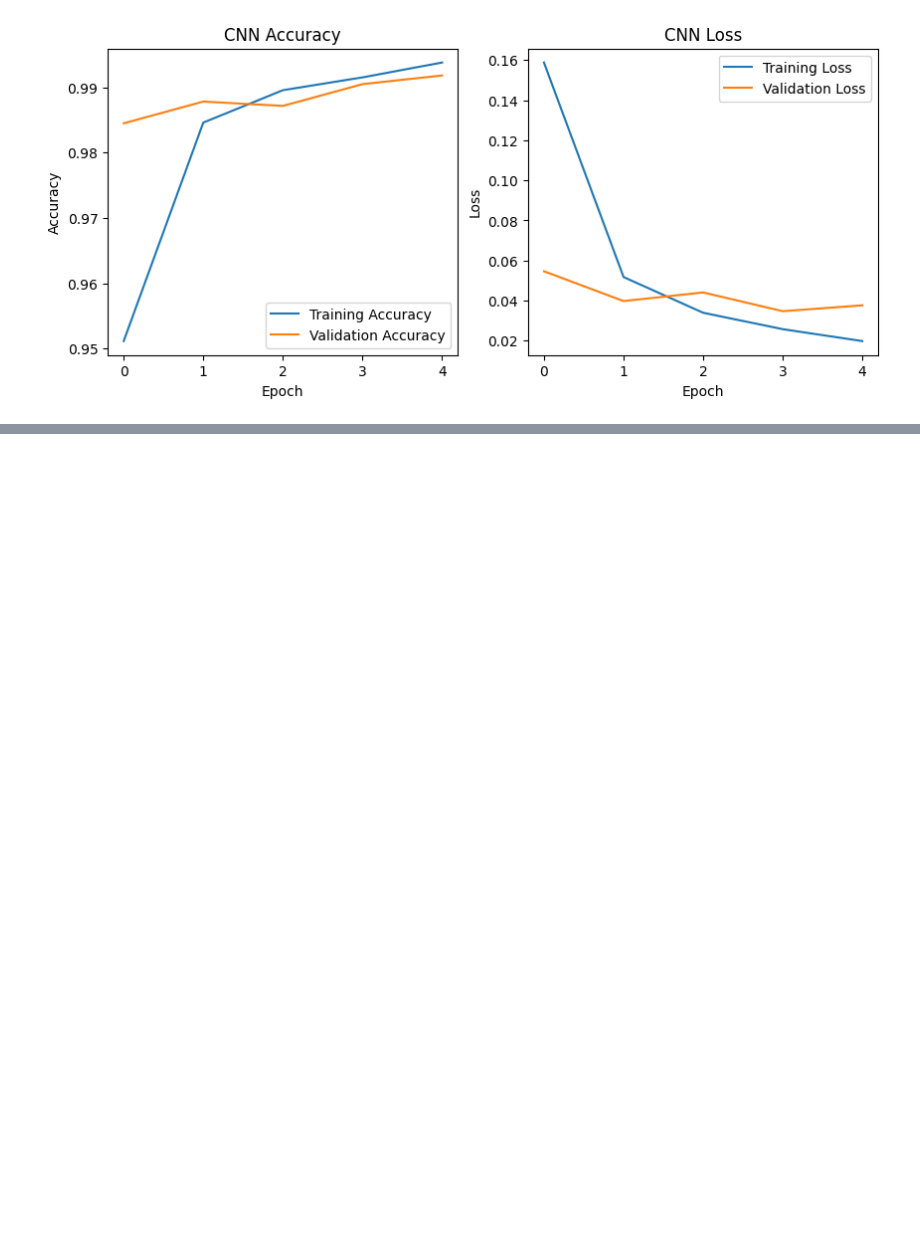
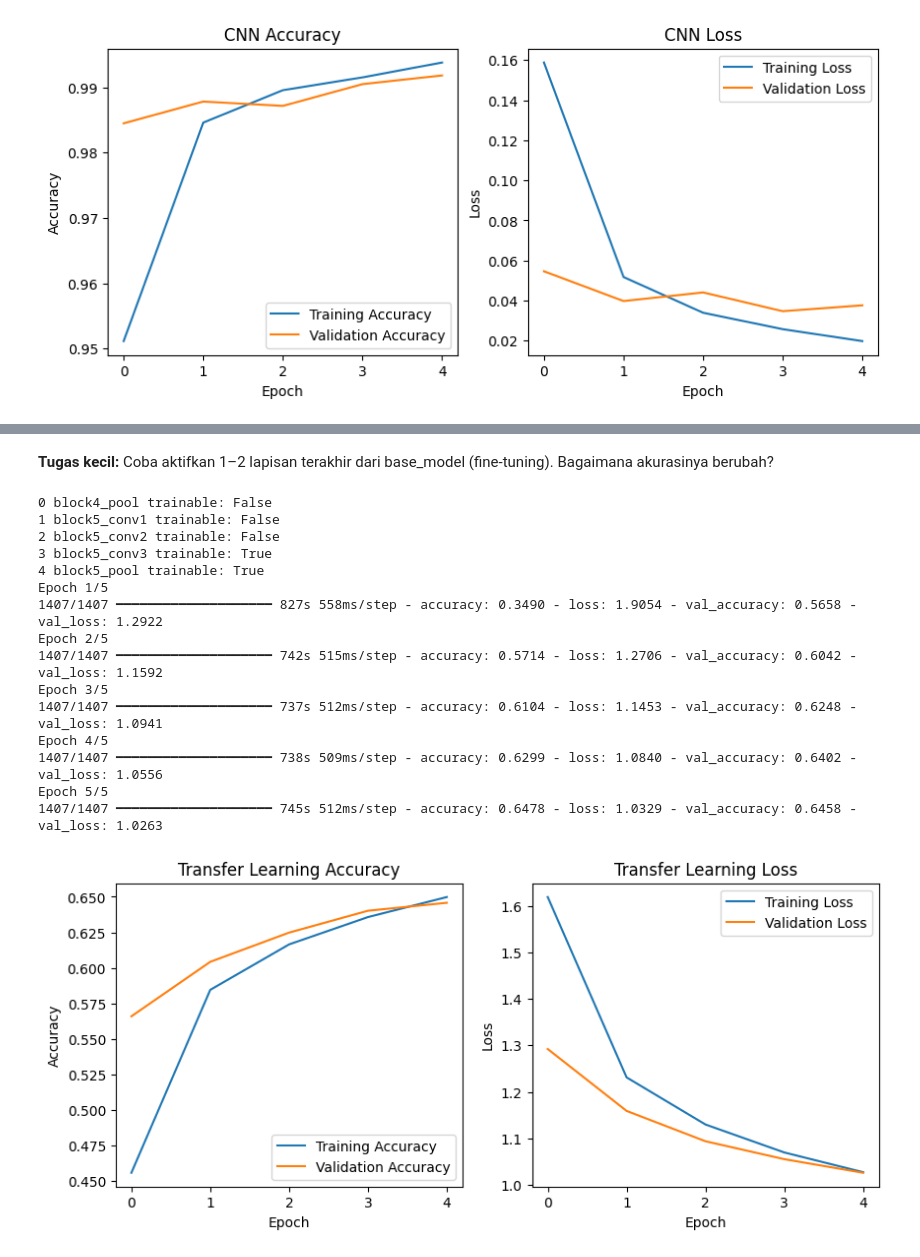
Before and after one commit to anisaafn/2025_Visi-Komputer_TI-2B, a Jupyter notebook: Jobsheet_2.ipynb, the cells around one changed output, grey strips where cells are left out. Cells and saved outputs as stored; diff of their text form; code cells hidden in the pictures; blank space fills up the shorter version.

```diff
--- a/Jobsheet_2.ipynb
+++ b/Jobsheet_2.ipynb
@@ -203,0 +434,79 @@ Epoch 5/5
+# %% [markdown]
+**Tugas kecil:** Coba aktifkan 1–2 lapisan terakhir dari base_model (fine-tuning). Bagaimana akurasinya berubah?
+# %%
+import tensorflow as tf
+from tensorflow.keras import layers, models
+from tensorflow.keras.applications import VGG16
+import matplotlib.pyplot as plt
+
+# Load base model VGG16
+base_model = VGG16(weights='imagenet', include_top=False, input_shape=(32, 32, 3))
+
+# --- Fine-tuning: aktifkan 1–2 layer terakhir ---
+# Bekukan semua layer terlebih dahulu
+for layer in base_model.layers:
+    layer.trainable = False
+
+# Aktifkan 2 layer terakhir (misal: conv5_block3_conv2 & conv5_block3_conv3)
+for layer in base_model.layers[-2:]:
+    layer.trainable = True
+
+# Cek status trainable (opsional)
+for i, layer in enumerate(base_model.layers[-5:]):  # lihat 5 terakhir
+    print(i, layer.name, "trainable:", layer.trainable)
+
+# Bangun model transfer learning
+model = models.Sequential([
+    base_model,
+    layers.Flatten(),
+    layers.Dense(128, activation='relu'),
+    layers.Dense(10, activation='softmax')
+])
+
+# Gunakan learning rate lebih kecil saat fine-tuning agar tidak merusak bobot pretrained
+model.compile(optimizer=tf.keras.optimizers.Adam(learning_rate=1e-5),
+              loss='sparse_categorical_crossentropy',
+              metrics=['accuracy'])
+
+# Training
+history = model.fit(x_train, y_train, epochs=5, validation_split=0.1)
+
+# ===== Plot history =====
+plt.figure(figsize=(10, 4))
+
+# Plot akurasi
+plt.subplot(1, 2, 1)
+plt.plot(history.history['accuracy'], label='Training Accuracy')
+plt.plot(history.history['val_accuracy'], label='Validation Accuracy')
+plt.title('Transfer Learning Accuracy')
+plt.xlabel('Epoch')
+plt.ylabel('Accuracy')
+plt.legend()
+
+# Plot loss
+plt.subplot(1, 2, 2)
+plt.plot(history.history['loss'], label='Training Loss')
+plt.plot(history.history['val_loss'], label='Validation Loss')
+plt.title('Transfer Learning Loss')
+plt.xlabel('Epoch')
+plt.ylabel('Loss')
+plt.legend()
+
+plt.show()
+# %% [output]
+0 block4_pool trainable: False
+1 block5_conv1 trainable: False
+2 block5_conv2 trainable: False
+3 block5_conv3 trainable: True
+4 block5_pool trainable: True
+Epoch 1/5
+1407/1407 ━━━━━━━━━━━━━━━━━━━━ 827s 558ms/step - accuracy: 0.3490 - loss: 1.9054 - val_accuracy: 0.5658 - val_loss: 1.2922
+Epoch 2/5
+1407/1407 ━━━━━━━━━━━━━━━━━━━━ 742s 515ms/step - accuracy: 0.5714 - loss: 1.2706 - val_accuracy: 0.6042 - val_loss: 1.1592
+Epoch 3/5
+1407/1407 ━━━━━━━━━━━━━━━━━━━━ 737s 512ms/step - accuracy: 0.6104 - loss: 1.1453 - val_accuracy: 0.6248 - val_loss: 1.0941
+Epoch 4/5
+1407/1407 ━━━━━━━━━━━━━━━━━━━━ 738s 509ms/step - accuracy: 0.6299 - loss: 1.0840 - val_accuracy: 0.6402 - val_loss: 1.0556
+Epoch 5/5
+1407/1407 ━━━━━━━━━━━━━━━━━━━━ 745s 512ms/step - accuracy: 0.6478 - loss: 1.0329 - val_accuracy: 0.6458 - val_loss: 1.0263
+[figure, added]
```
Also changed, not shown: parts of 16 cells of this notebook.
